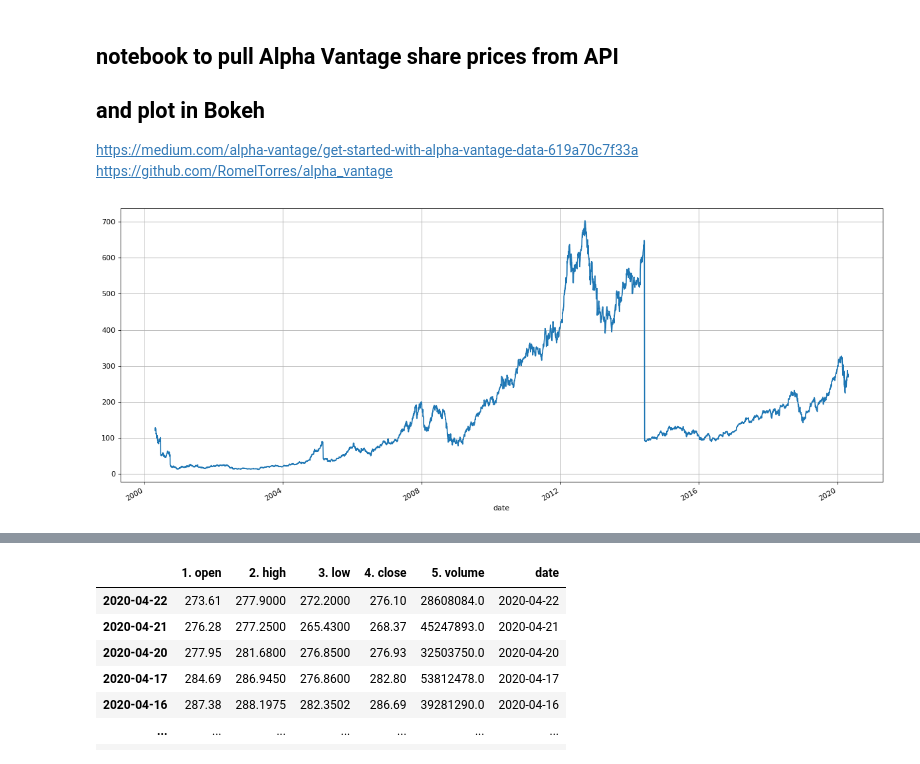
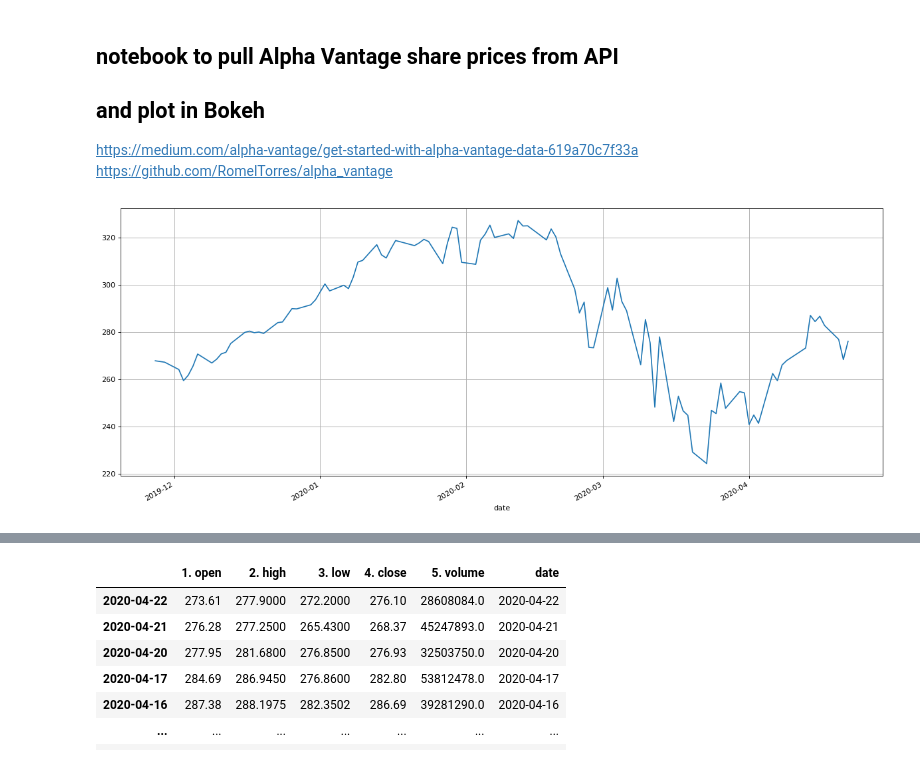
Before and after one commit to MarcovChain/FlaskFinance, a Jupyter notebook: stocks.ipynb, the cells around one changed output, grey strips where cells are left out. Saved outputs shown, nothing was run; the diff lists cells and outputs as text; code cells hidden in the pictures.

```diff
--- a/stocks.ipynb
+++ b/stocks.ipynb
@@ -6,27 +6,27 @@ https://github.com/RomelTorres/alpha_vantage
 # %%
 from alpha_vantage.timeseries import TimeSeries
 from alpha_vantage.techindicators import TechIndicators
 from matplotlib.pyplot import figure
 import matplotlib.pyplot as plt
 
 # Your key here
 key = 'A0YD8RR1JNNH5Z1G'
 # Chose your output format, or default to JSON (python dict)
 ts = TimeSeries(key, output_format='pandas', indexing_type='date')
 ti = TechIndicators(key, output_format='pandas', indexing_type='date')
 
 # Get the data, returns a tuple
 # aapl_data is a pandas dataframe, aapl_meta_data is a dict
-aapl_data, aapl_meta_data = ts.get_daily(symbol='AAPL', outputsize='full')
+aapl_data, aapl_meta_data = ts.get_daily(symbol='AAPL', outputsize='compact')
 # aapl_sma is a dict, aapl_meta_sma also a dict
 aapl_sma, aapl_meta_sma = ti.get_sma(symbol='AAPL')
 
 
 # Visualization
 figure(num=None, figsize=(15, 6), dpi=80, facecolor='w', edgecolor='k')
 aapl_data['4. close'].plot()
 plt.tight_layout()
 plt.grid()
 plt.show()
 # %% [output]
-[figure, old version]
+[figure, new version]
```
Also changed, not shown: parts of 11 cells of this notebook.
